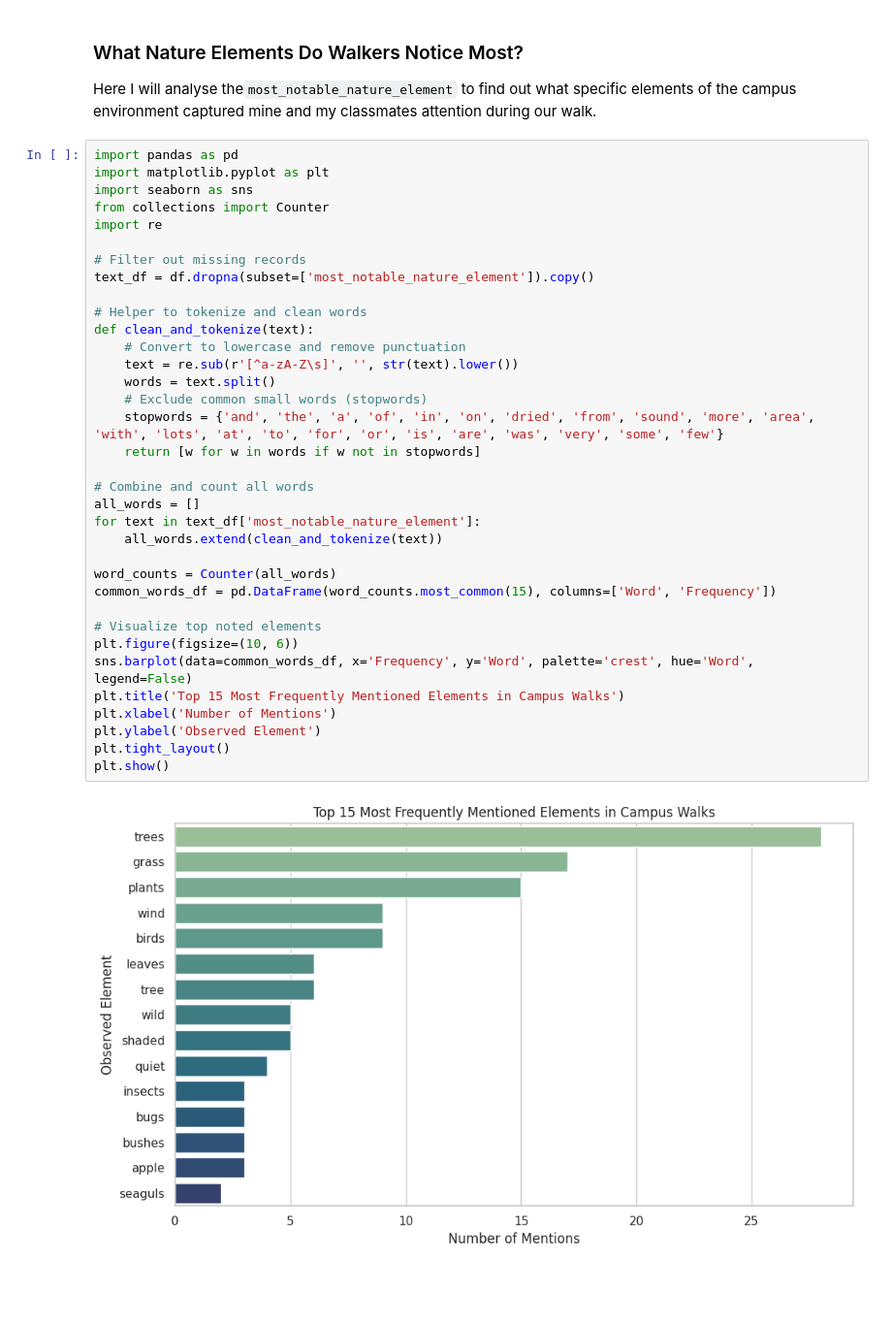
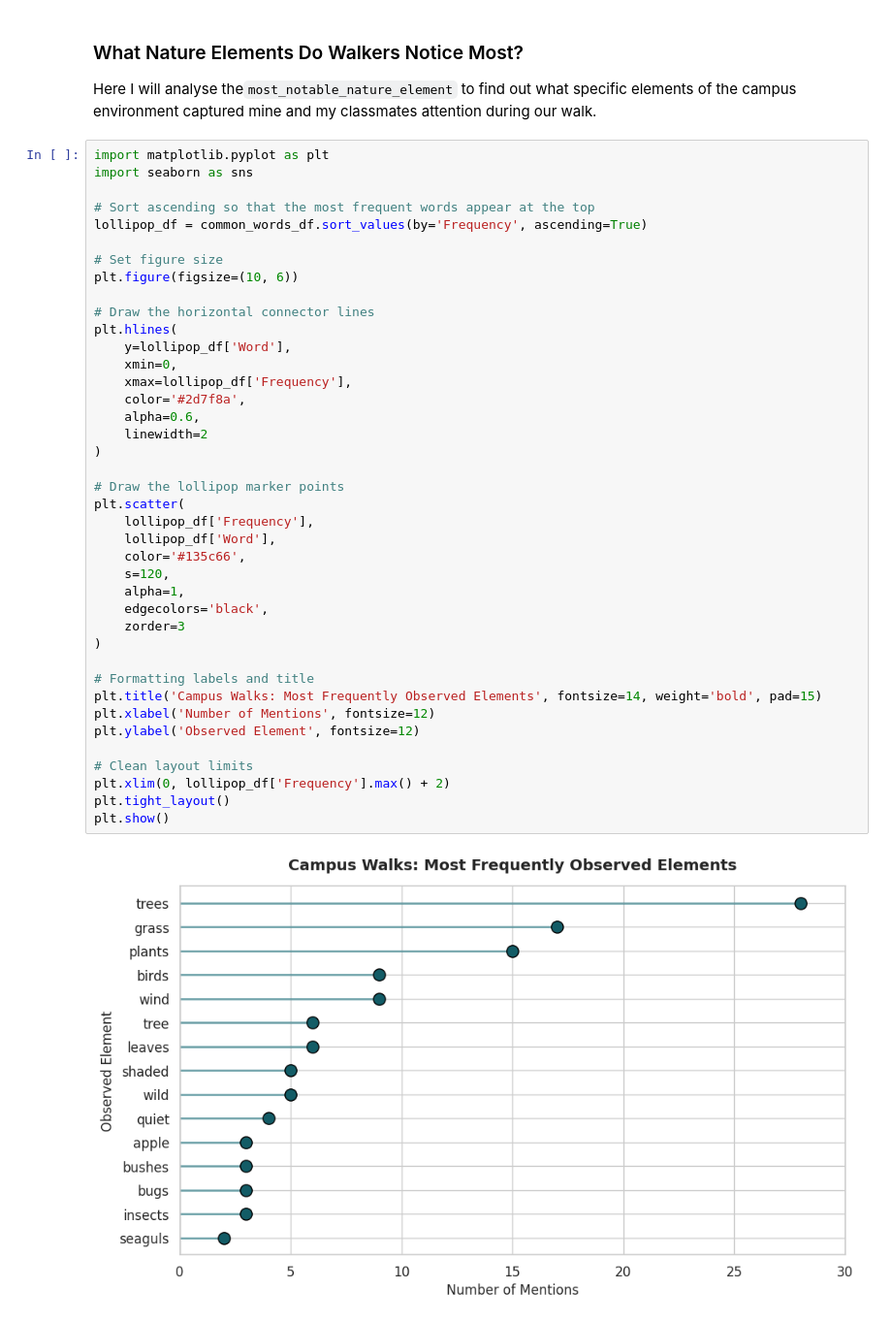
Before and after one commit to CarlosMDSN/ml-campus_data_project-python, a Jupyter notebook: CampusDatasetProject.ipynb, the cells around one changed output. Shown at 97% size. Drawn from its saved outputs; the diff is of its cells as text; blank space fills up the shorter version.

```diff
--- a/CampusDatasetProject.ipynb
+++ b/CampusDatasetProject.ipynb
@@ -326,40 +328,45 @@ plt.show()
 ### What Nature Elements Do Walkers Notice Most?
 
 Here I will analyse the`most_notable_nature_element` to find out what specific elements of the campus environment captured mine and my classmates attention during our walk.
-# %%
-import pandas as pd
-import matplotlib.pyplot as plt
-import seaborn as sns
-from collections import Counter
-import re
-
-# Filter out missing records
-text_df = df.dropna(subset=['most_notable_nature_element']).copy()
-
-# Helper to tokenize and clean words
-def clean_and_tokenize(text):
-    # Convert to lowercase and remove punctuation
-    text = re.sub(r'[^a-zA-Z\s]', '', str(text).lower())
-    words = text.split()
-    # Exclude common small words (stopwords)
-    stopwords = {'and', 'the', 'a', 'of', 'in', 'on', 'dried', 'from', 'sound', 'more', 'area', 'with', 'lots', 'at', 'to', 'for', 'or', 'is', 'are', 'was', 'very', 'some', 'few'}
-    return [w for w in words if w not in stopwords]
-
-# Combine and count all words
-all_words = []
-for text in text_df['most_notable_nature_element']:
-    all_words.extend(clean_and_tokenize(text))
-
-word_counts = Counter(all_words)
-common_words_df = pd.DataFrame(word_counts.most_common(15), columns=['Word', 'Frequency'])
-
-# Visualize top noted elements
-plt.figure(figsize=(10, 6))
-sns.barplot(data=common_words_df, x='Frequency', y='Word', palette='crest', hue='Word', legend=False)
-plt.title('Top 15 Most Frequently Mentioned Elements in Campus Walks')
-plt.xlabel('Number of Mentions')
-plt.ylabel('Observed Element')
-plt.tight_layout()
-plt.show()
-# %% [output]
-[figure, removed]
+# %%
+import matplotlib.pyplot as plt
+import seaborn as sns
+
+# Sort ascending so that the most frequent words appear at the top
+lollipop_df = common_words_df.sort_values(by='Frequency', ascending=True)
+
+# Set figure size
+plt.figure(figsize=(10, 6))
+
+# Draw the horizontal connector lines
+plt.hlines(
+    y=lollipop_df['Word'],
+    xmin=0,
+    xmax=lollipop_df['Frequency'],
+    color='#2d7f8a',
+    alpha=0.6,
+    linewidth=2
+)
+
+# Draw the lollipop marker points
+plt.scatter(
+    lollipop_df['Frequency'],
+    lollipop_df['Word'],
+    color='#135c66',
+    s=120,
+    alpha=1,
+    edgecolors='black',
+    zorder=3
+)
+
+# Formatting labels and title
+plt.title('Campus Walks: Most Frequently Observed Elements', fontsize=14, weight='bold', pad=15)
+plt.xlabel('Number of Mentions', fontsize=12)
+plt.ylabel('Observed Element', fontsize=12)
+
+# Clean layout limits
+plt.xlim(0, lollipop_df['Frequency'].max() + 2)
+plt.tight_layout()
+plt.show()
+# %% [output]
+[figure, added]
```
Also changed, not shown: parts of 8 cells of this notebook.
